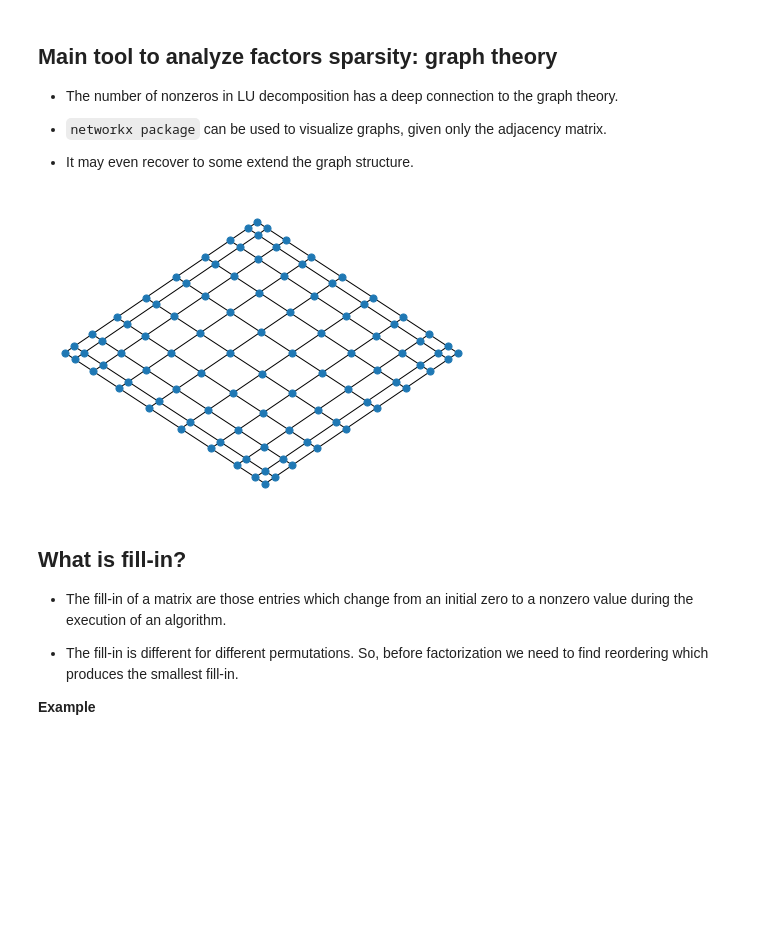
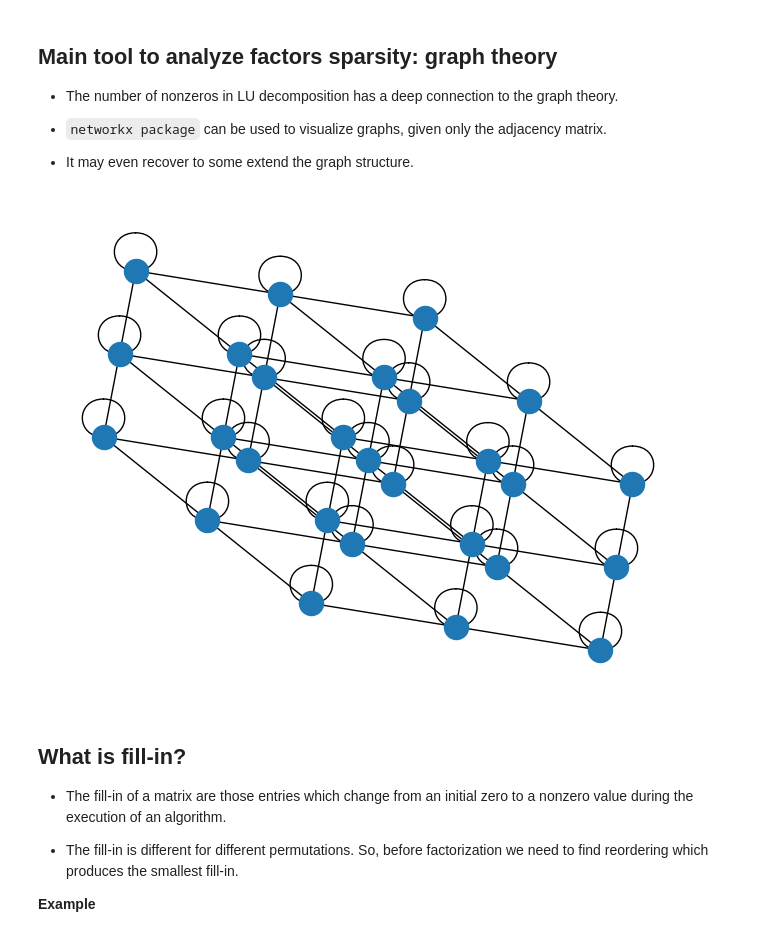
Before and after one commit to oseledets/nla2022, a Jupyter notebook: lectures/lecture-13/lecture-13.ipynb, the cells around one changed output. Drawn from its saved outputs; the diff is of its cells as text; code cells hidden in the pictures; blank space fills up the shorter version.

```diff
--- a/lectures/lecture-13/lecture-13.ipynb
+++ b/lectures/lecture-13/lecture-13.ipynb
@@ -144,16 +144,17 @@ For correct permutation in 2D case the number of nonzeros in  $L$ factor grows a
 - It may even recover to some extend the graph structure.
 # %%
 import networkx as nx
-n = 10
+import scipy as sp
+n = 3
 ex = np.ones(n);
 lp1 = sp.sparse.spdiags(np.vstack((ex,  -2*ex, ex)), [-1, 0, 1], n, n, 'csr');
 e = sp.sparse.eye(n)
-A = sp.sparse.kron(lp1, e) + sp.sparse.kron(e, lp1)
+A = sp.sparse.kron(sp.sparse.kron(lp1, e), e) + sp.sparse.kron(sp.sparse.kron(e, lp1), e) + sp.sparse.kron(sp.sparse.kron(e, e), lp1)
 A = spsp.csc_matrix(A)
 G = nx.Graph(A)
-nx.draw(G, pos=nx.spectral_layout(G), node_size=50)
+nx.draw(G, pos=nx.spectral_layout(G))#, node_size=1)
 # %% [output]
-[figure, old version]
+[figure, new version]
 # %% [markdown]
 ## What is fill-in?
 
```
Also changed, not shown: parts of 5 cells of this notebook, 2 other files.
